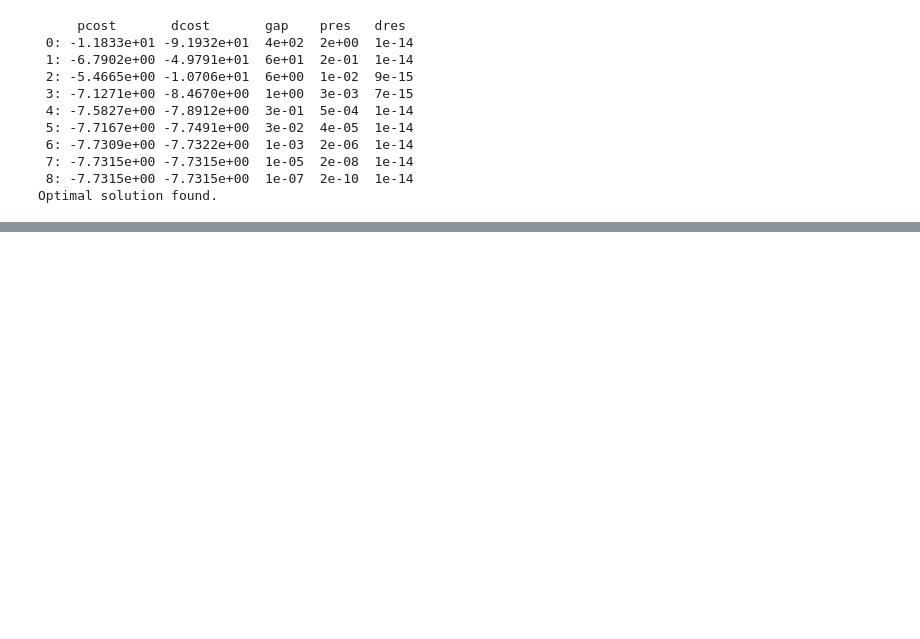
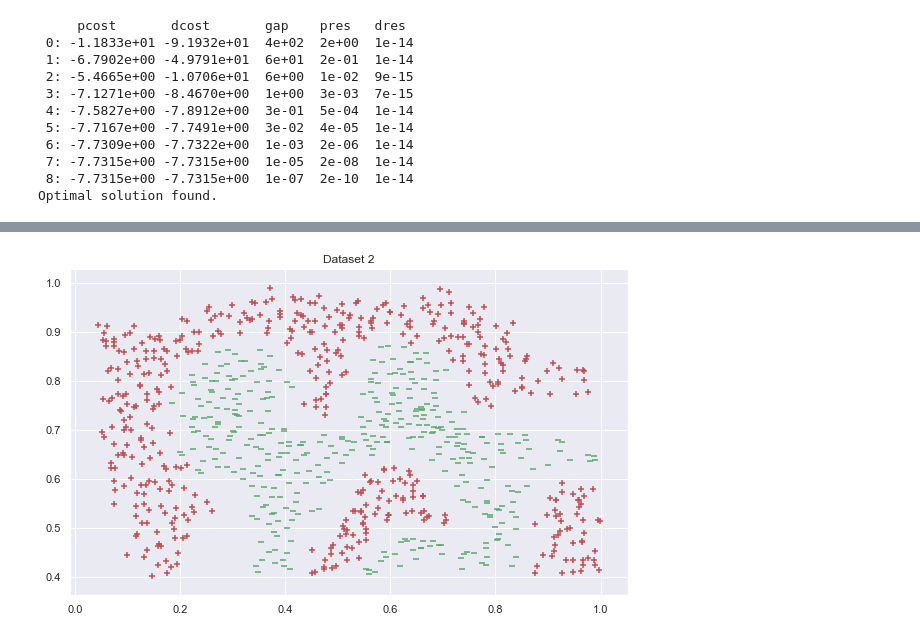
Before and after one commit to ilyamil/machine_learning, a Jupyter notebook: linear_svm/SVM.ipynb, the cells around one changed output, grey strips where cells are left out. Saved outputs shown, nothing was run; the diff lists cells and outputs as text; code cells hidden in the pictures; blank space fills up the shorter version.

```diff
--- a/linear_svm/SVM.ipynb
+++ b/linear_svm/SVM.ipynb
@@ -86,0 +132,8 @@ plt.show()
+# %%
+data_2 = io.loadmat('data2.mat')
+X = data_2['X']
+y = data_2['y'].astype(int)
+
+VisualizeData(X, y, 'Dataset 2')
+# %% [output]
+[figure, added]
```
Also changed, not shown: parts of 11 cells of this notebook, 1 other file.
